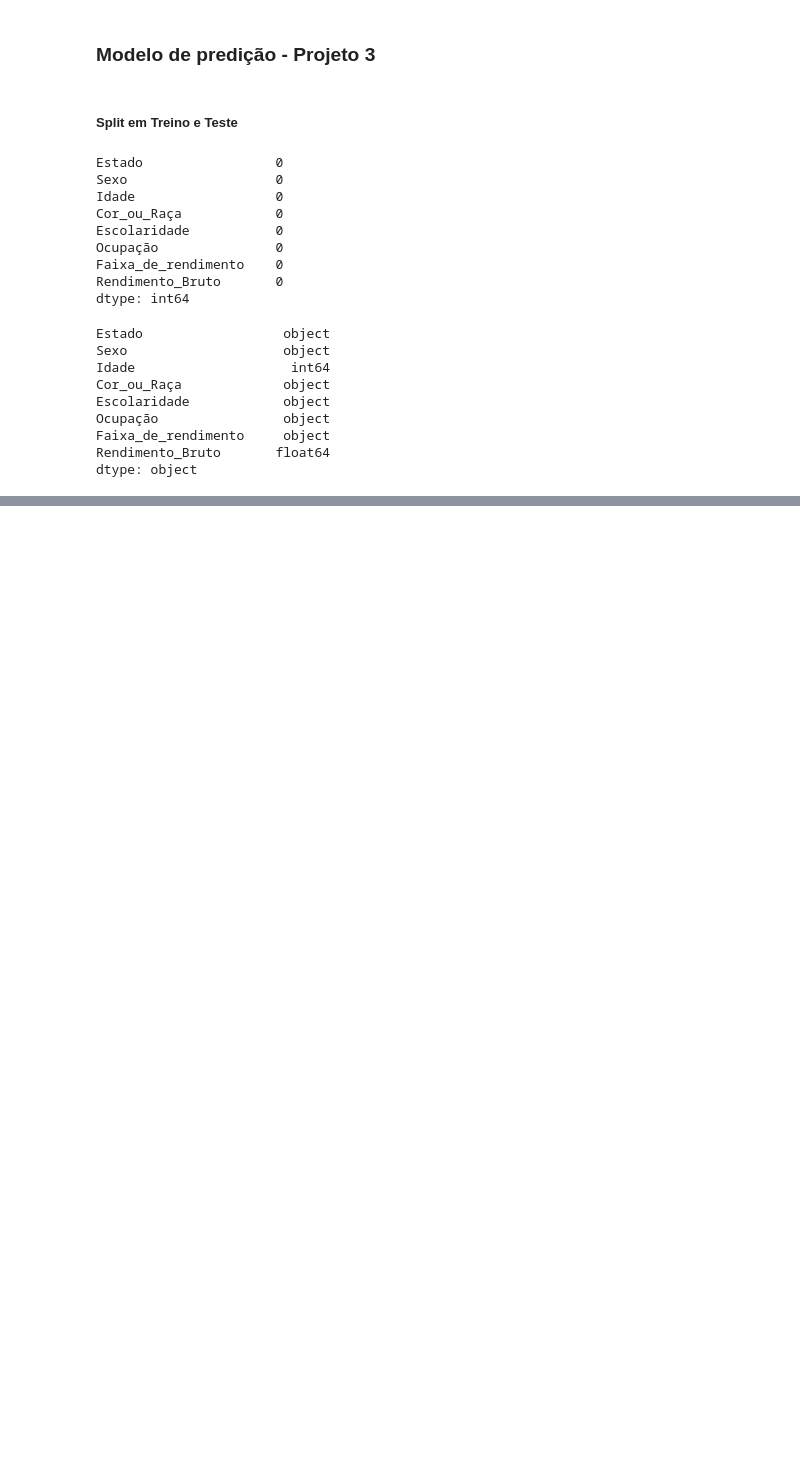
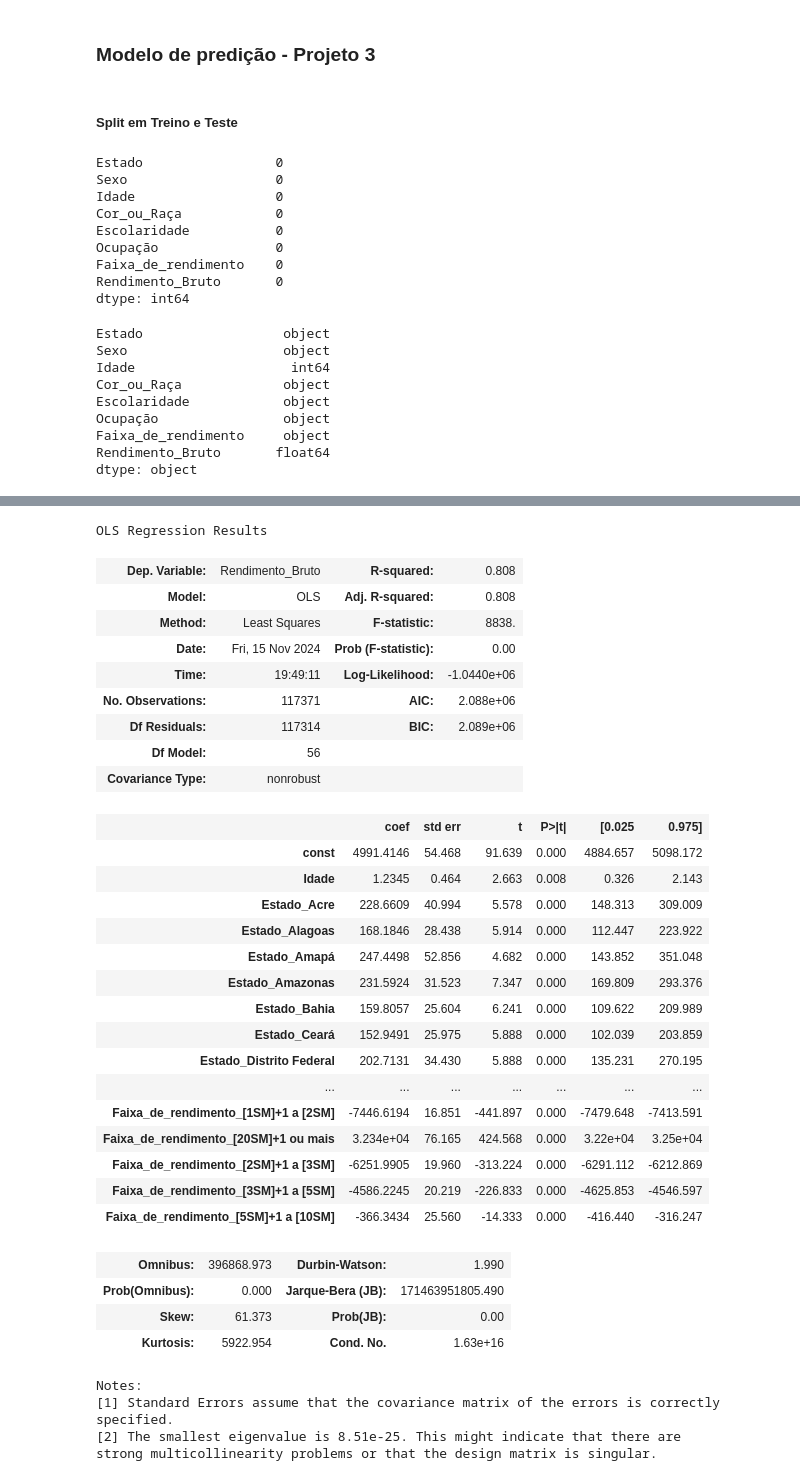
Before and after one commit to jlbrasileiro/Projeto-3---Ci-ncia-dos-Dados---2024.2, a Jupyter notebook: modelo_predicao.ipynb, the cells around one changed output, grey strips where cells are left out. Drawn from its saved outputs; the diff is of its cells as text; code cells hidden in the pictures; blank space fills up the shorter version.

```diff
--- a/modelo_predicao.ipynb
+++ b/modelo_predicao.ipynb
@@ -149,0 +258,39 @@ dados_corrigidos = dados.drop(dados[jovens_adultos].index)
+# %%
+x_train5 = x_train4.drop(columns=['Escolaridade_Pré-escola'])
+regressao5 = regress(y_train, x_train5)
+regressao5.summary()
+# %% [output]
+OLS Regression Results
+| Dep. Variable: | Rendimento_Bruto | R-squared: | 0.808 |
+| Model: | OLS | Adj. R-squared: | 0.808 |
+| Method: | Least Squares | F-statistic: | 8838. |
+| Date: | Fri, 15 Nov 2024 | Prob (F-statistic): | 0.00 |
+| Time: | 19:49:11 | Log-Likelihood: | -1.0440e+06 |
+| No. Observations: | 117371 | AIC: | 2.088e+06 |
+| Df Residuals: | 117314 | BIC: | 2.089e+06 |
+| Df Model: | 56 |  |  |
+| Covariance Type: | nonrobust |  |  |
+|  | coef | std err | t | P>|t| | [0.025 | 0.975] |
+| const | 4991.4146 | 54.468 | 91.639 | 0.000 | 4884.657 | 5098.172 |
+| Idade | 1.2345 | 0.464 | 2.663 | 0.008 | 0.326 | 2.143 |
+| Estado_Acre | 228.6609 | 40.994 | 5.578 | 0.000 | 148.313 | 309.009 |
+| Estado_Alagoas | 168.1846 | 28.438 | 5.914 | 0.000 | 112.447 | 223.922 |
+| Estado_Amapá | 247.4498 | 52.856 | 4.682 | 0.000 | 143.852 | 351.048 |
+| Estado_Amazonas | 231.5924 | 31.523 | 7.347 | 0.000 | 169.809 | 293.376 |
+| Estado_Bahia | 159.8057 | 25.604 | 6.241 | 0.000 | 109.622 | 209.989 |
+| Estado_Ceará | 152.9491 | 25.975 | 5.888 | 0.000 | 102.039 | 203.859 |
+| Estado_Distrito Federal | 202.7131 | 34.430 | 5.888 | 0.000 | 135.231 | 270.195 |
+| ... | ... | ... | ... | ... | ... | ... |
+| Faixa_de_rendimento_[1SM]+1 a [2SM] | -7446.6194 | 16.851 | -441.897 | 0.000 | -7479.648 | -7413.591 |
+| Faixa_de_rendimento_[20SM]+1 ou mais | 3.234e+04 | 76.165 | 424.568 | 0.000 | 3.22e+04 | 3.25e+04 |
+| Faixa_de_rendimento_[2SM]+1 a [3SM] | -6251.9905 | 19.960 | -313.224 | 0.000 | -6291.112 | -6212.869 |
+| Faixa_de_rendimento_[3SM]+1 a [5SM] | -4586.2245 | 20.219 | -226.833 | 0.000 | -4625.853 | -4546.597 |
+| Faixa_de_rendimento_[5SM]+1 a [10SM] | -366.3434 | 25.560 | -14.333 | 0.000 | -416.440 | -316.247 |
+| Omnibus: | 396868.973 | Durbin-Watson: | 1.990 |
+| Prob(Omnibus): | 0.000 | Jarque-Bera (JB): | 171463951805.490 |
+| Skew: | 61.373 | Prob(JB): | 0.00 |
+| Kurtosis: | 5922.954 | Cond. No. | 1.63e+16 |
+Notes:
+[1] Standard Errors assume that the covariance matrix of the errors is correctly specified.
+[2] The smallest eigenvalue is 8.51e-25. This might indicate that there are
+strong multicollinearity problems or that the design matrix is singular.
```
Also changed, not shown: parts of 16 cells of this notebook.
